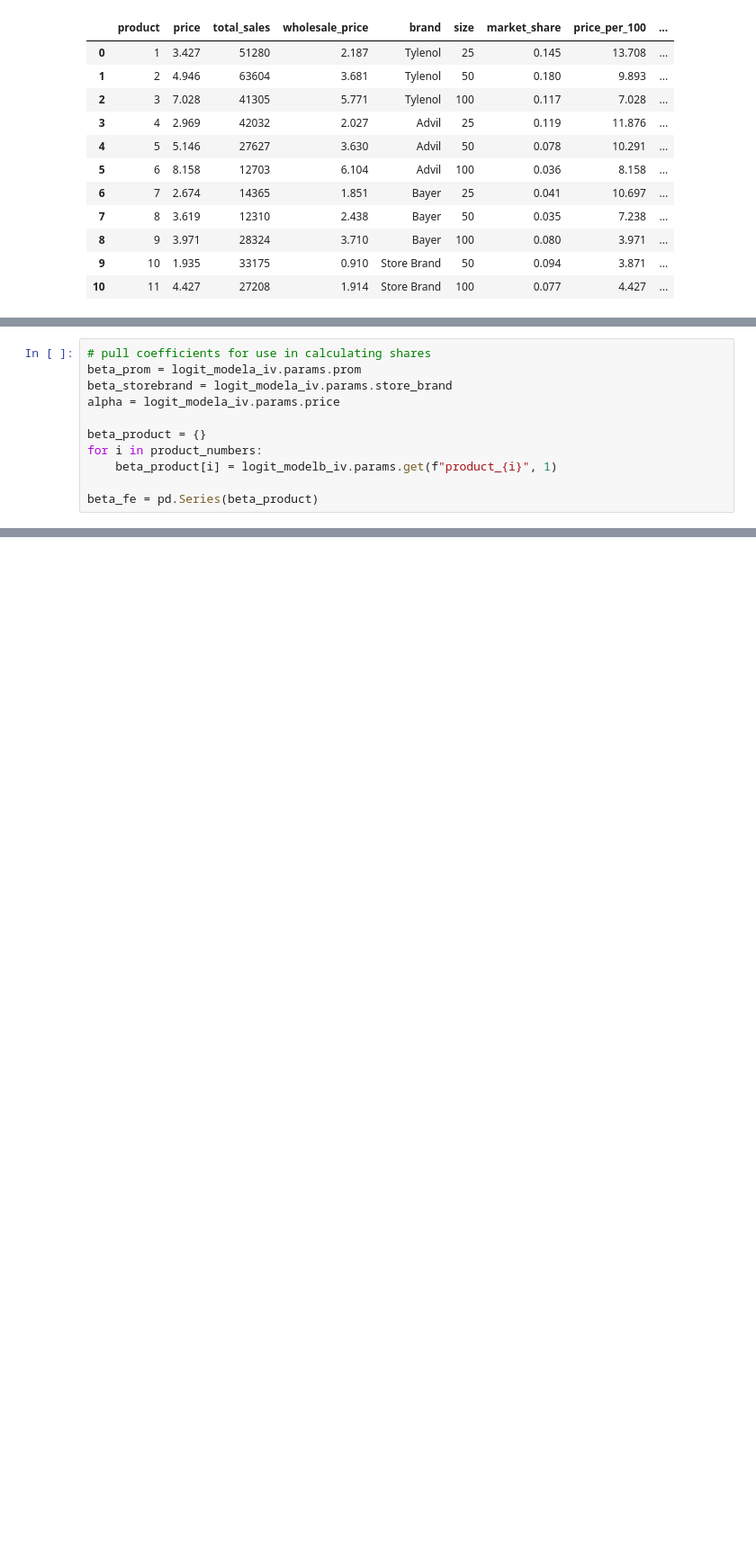
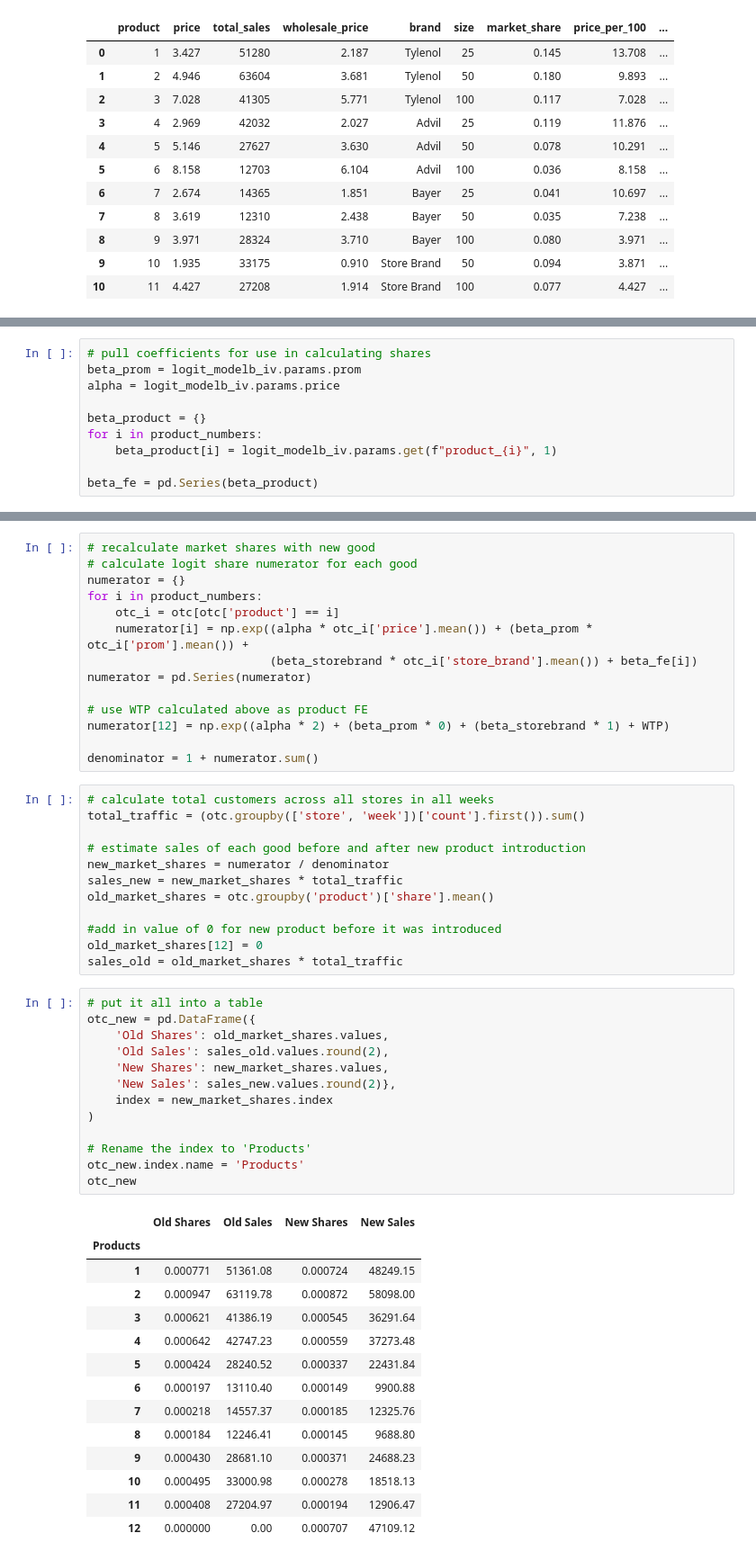
Before and after one commit to michaela-philip/junk-drawer, a Jupyter notebook: cba/ps1.ipynb, the cells around one changed output, grey strips where cells are left out. Shown at 90% size. Drawn from its saved outputs; the diff is of its cells as text; blank space fills up the shorter version.

```diff
--- a/cba/ps1.ipynb
+++ b/cba/ps1.ipynb
@@ -281,8 +276,7 @@ WTP is 2.746115238911965
 # %%
 # pull coefficients for use in calculating shares
-beta_prom = logit_modela_iv.params.prom
-beta_storebrand = logit_modela_iv.params.store_brand
-alpha = logit_modela_iv.params.price
+beta_prom = logit_modelb_iv.params.prom
+alpha = logit_modelb_iv.params.price
 
 beta_product = {}
 for i in product_numbers:
@@ -308 +286,55 @@ The new product will have a market share of 0.05. With an average of 104 medicat
+# %%
+# recalculate market shares with new good
+# calculate logit share numerator for each good
+numerator = {}
+for i in product_numbers:
+    otc_i = otc[otc['product'] == i]
+    numerator[i] = np.exp((alpha * otc_i['price'].mean()) + (beta_prom * otc_i['prom'].mean()) +
+                          (beta_storebrand * otc_i['store_brand'].mean()) + beta_fe[i])
+numerator = pd.Series(numerator)
+
+# use WTP calculated above as product FE
+numerator[12] = np.exp((alpha * 2) + (beta_prom * 0) + (beta_storebrand * 1) + WTP)
+
+denominator = 1 + numerator.sum()
+# %%
+# calculate total customers across all stores in all weeks
+total_traffic = (otc.groupby(['store', 'week'])['count'].first()).sum()
+
+# estimate sales of each good before and after new product introduction
+new_market_shares = numerator / denominator
+sales_new = new_market_shares * total_traffic
+old_market_shares = otc.groupby('product')['share'].mean()
+
+#add in value of 0 for new product before it was introduced
+old_market_shares[12] = 0
+sales_old = old_market_shares * total_traffic
+# %%
+# put it all into a table
+otc_new = pd.DataFrame({
+    'Old Shares': old_market_shares.values,
+    'Old Sales': sales_old.values.round(2),
+    'New Shares': new_market_shares.values,
+    'New Sales': sales_new.values.round(2)},
+    index = new_market_shares.index
+)
+
+# Rename the index to 'Products'
+otc_new.index.name = 'Products'
+otc_new
+# %% [output]
+|  | Old Shares | Old Sales | New Shares | New Sales |
+| Products |  |  |  |  |
+| 1 | 0.000771 | 51361.08 | 0.000724 | 48249.15 |
+| 2 | 0.000947 | 63119.78 | 0.000872 | 58098.00 |
+| 3 | 0.000621 | 41386.19 | 0.000545 | 36291.64 |
+| 4 | 0.000642 | 42747.23 | 0.000559 | 37273.48 |
+| 5 | 0.000424 | 28240.52 | 0.000337 | 22431.84 |
+| 6 | 0.000197 | 13110.40 | 0.000149 | 9900.88 |
+| 7 | 0.000218 | 14557.37 | 0.000185 | 12325.76 |
+| 8 | 0.000184 | 12246.41 | 0.000145 | 9688.80 |
+| 9 | 0.000430 | 28681.10 | 0.000371 | 24688.23 |
+| 10 | 0.000495 | 33000.98 | 0.000278 | 18518.13 |
+| 11 | 0.000408 | 27204.97 | 0.000194 | 12906.47 |
+| 12 | 0.000000 | 0.00 | 0.000707 | 47109.12 |
 # %% [markdown]
```
Also changed, not shown: parts of 38 cells of this notebook.
